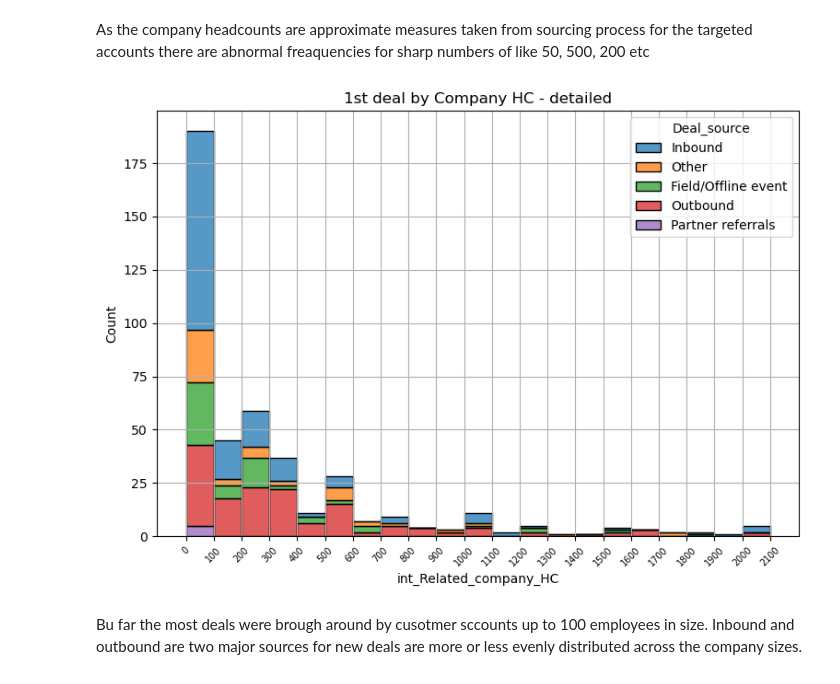
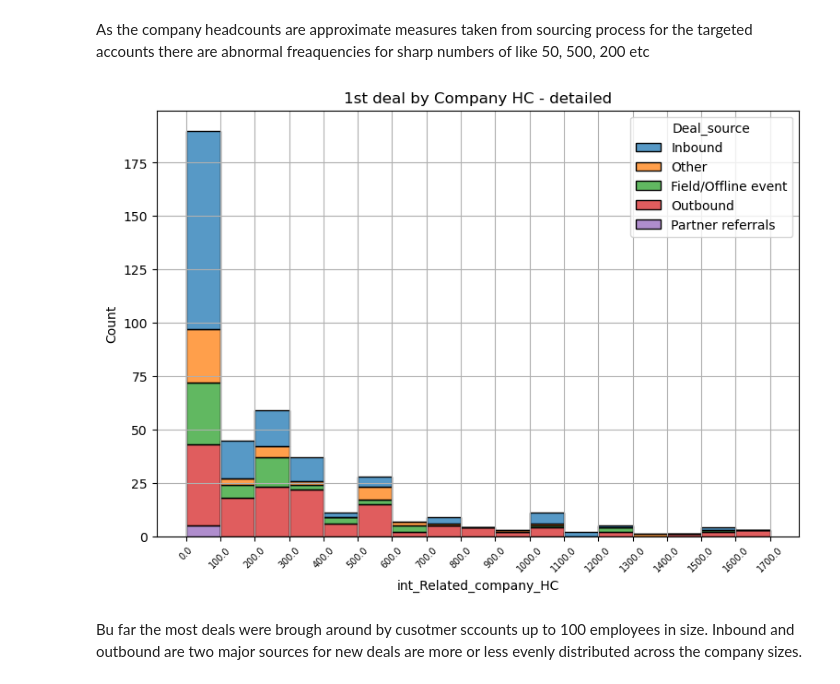
Before and after one commit to outovhush/revops-data-portfolio, a Jupyter notebook: Example notebook_Deal dataset exploration.ipynb, the cells around one changed output. Drawn from its saved outputs; the diff is of its cells as text; code cells hidden in the pictures.

Commit message:
minor changes to deal data explore notebook

```diff
--- a/Example notebook_Deal dataset exploration.ipynb
+++ b/Example notebook_Deal dataset exploration.ipynb
@@ -122,2 +153,8 @@ Name: Amount_in_company_currency, dtype: float64
+# %%
+def CalcUWhisker(series, n):
+    return series.quantile(.75) + n * ((series.quantile(.75) - series.quantile(.25)))
+
+#CalcUWhisker(first_deals.Amount_in_company_currency, 3)
+#CalcUWhisker(first_deals.int_Related_company_HC, 3)
 # %%
 #fastplot 1st deal amounts hist, casting out outliers
@@ -219,33 +256,33 @@ first_deals.groupby(['int_Related_company_HC'])\
 As the company headcounts are approximate measures taken from sourcing process for the targeted accounts there are abnormal freaquencies for sharp numbers of like 50, 500, 200 etc
 # %%
 #add more details into N new deals vs company HC chart, color code the deal source
-HC_upperbound: int = 2100 #for plot to fit
+HC_upperbound: int = CalcUWhisker(first_deals.int_Related_company_HC, 3) #2100 #for plot to fit
 
 deal_bins = np.arange(0, HC_upperbound + 100, 100)
-#deal_bins1 = np.sort( np.hstack((deal_bins, [210, 510, 1010])))
+#deal_bins1 = np.sort( np.hstack((deal_bins, [210, 510, 1010]))) - adding custom bins
 
 plt.figure(figsize = (9,6))
 
 ax = sns.histplot(
              data = first_deals,
              x = 'int_Related_company_HC',
              hue = "Deal_source",
              bins= deal_bins,
              #kind = 'kde',
              #col = "Deal_source",
              multiple = "stack"
             )
 
 ax.set_xticks(deal_bins)
 ax.set_xticklabels(ax.get_xticks(), size = 7)
 ax.set_xticklabels(ax.get_xticks(), rotation= 45)
 ax.set_title('1st deal by Company HC - detailed')
 #ax.set_yticks(ticks=10, minor=True)
 
 ax.grid()
 plt.show()
 # %% [output]
-[figure, old version]
+[figure, new version]
 # %% [markdown]
 Bu far the most deals were brough around by cusotmer sccounts up to 100 employees in size. Inbound and outbound are two major sources for new deals are more or less evenly distributed across the company sizes.
 # %% [markdown]
```
Also changed, not shown: parts of 24 cells of this notebook.
